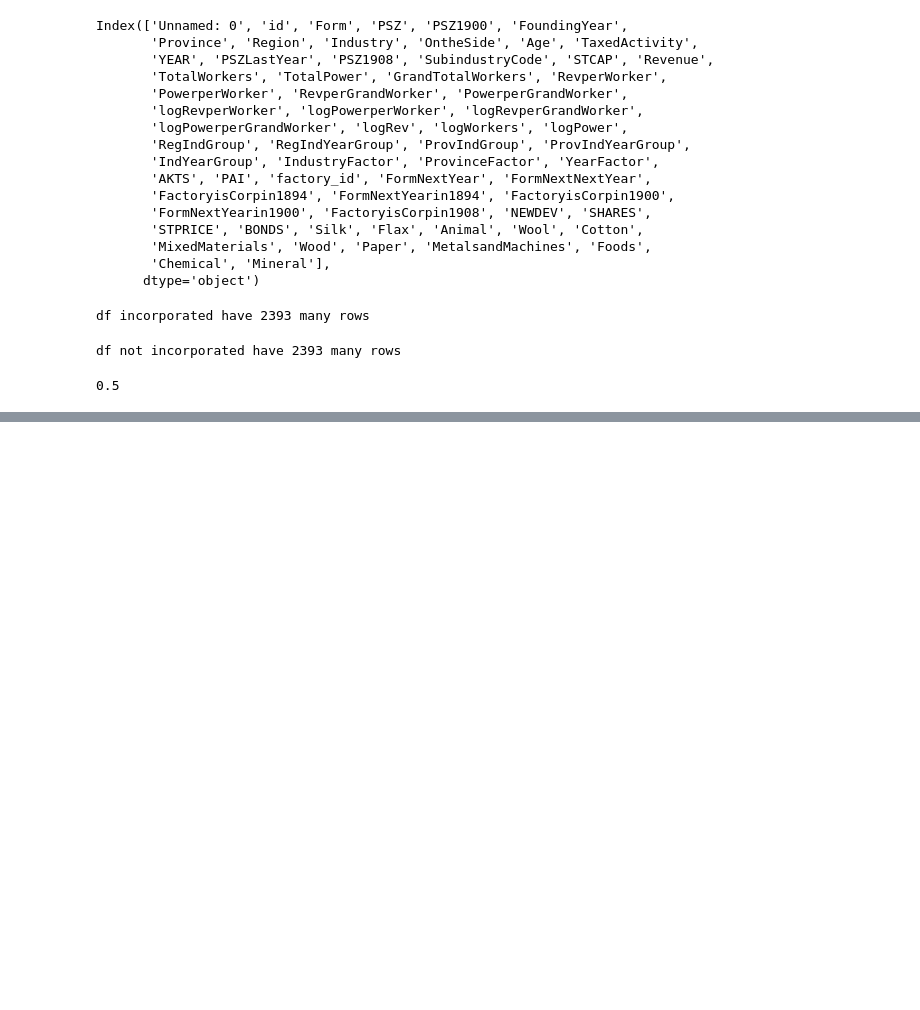
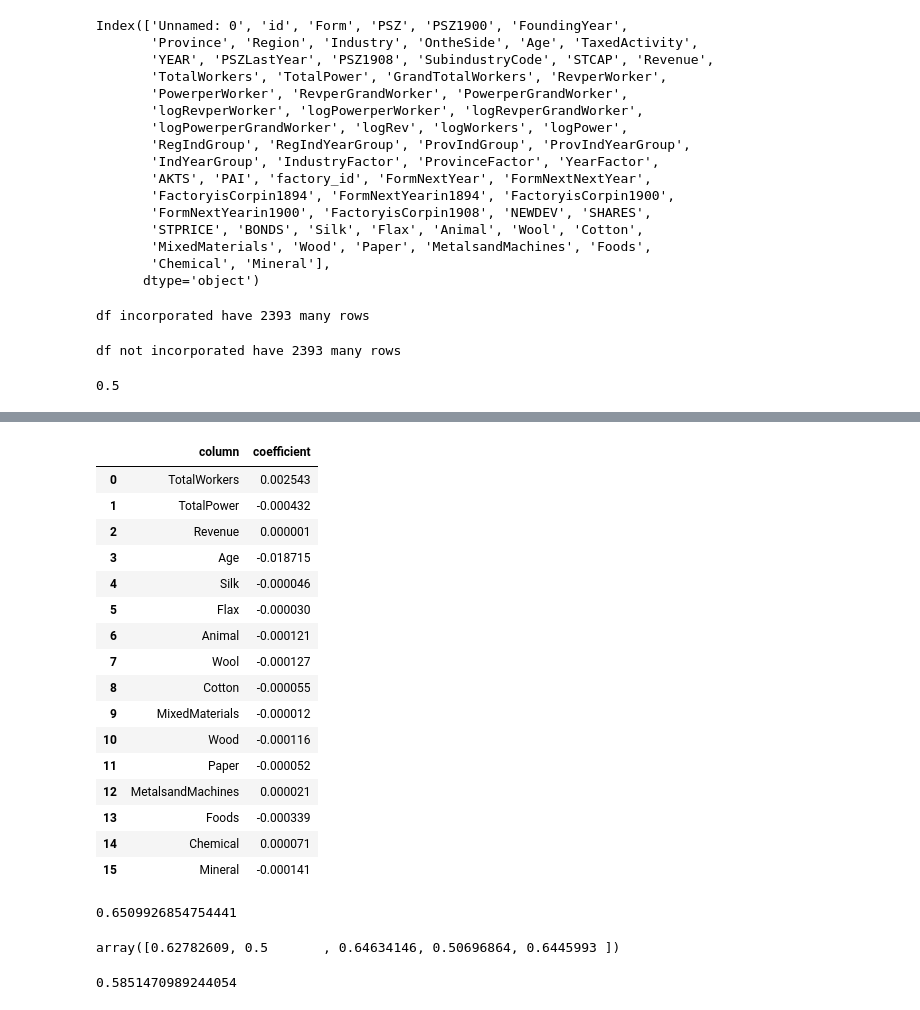
Before and after one commit to Xianzhiwang1/Leet-Code-Project, a Jupyter notebook: final-blog-post/index.ipynb, the cells around one changed output, grey strips where cells are left out. Cells and saved outputs as stored; diff of their text form; code cells hidden in the pictures; blank space fills up the shorter version.

```diff
--- a/final-blog-post/index.ipynb
+++ b/final-blog-post/index.ipynb
@@ -242,0 +278,23 @@ df_test, X_test, y_test = FP.prepare_data(test)
+# %%
+pd.DataFrame({
+    "column": X_train[cols].columns,
+    "coefficient": LR.coef_.ravel()
+})
+# %% [output]
+|  | column | coefficient |
+| 0 | TotalWorkers | 0.002543 |
+| 1 | TotalPower | -0.000432 |
+| 2 | Revenue | 0.000001 |
+| 3 | Age | -0.018715 |
+| 4 | Silk | -0.000046 |
+| 5 | Flax | -0.000030 |
+| 6 | Animal | -0.000121 |
+| 7 | Wool | -0.000127 |
+| 8 | Cotton | -0.000055 |
+| 9 | MixedMaterials | -0.000012 |
+| 10 | Wood | -0.000116 |
+| 11 | Paper | -0.000052 |
+| 12 | MetalsandMachines | 0.000021 |
+| 13 | Foods | -0.000339 |
+| 14 | Chemical | 0.000071 |
+| 15 | Mineral | -0.000141 |
@@ -242,0 +308,16 @@ df_test, X_test, y_test = FP.prepare_data(test)
+# %%
+plr = poly_LR(1)
+plr.fit(X_train[cols], y_train)
+plr.score(X_train[cols], y_train)
+# %% [output]
+0.6509926854754441
+# %%
+from sklearn.model_selection import cross_val_score
+cv_scores = cross_val_score(plr, X_train[cols], y_train, cv=5)
+cv_scores
+# %% [output]
+array([0.62782609, 0.5       , 0.64634146, 0.50696864, 0.6445993 ])
+# %%
+cv_scores.mean()
+# %% [output]
+0.5851470989244054
```
Also changed, not shown: parts of 34 cells of this notebook, 3 other files.
